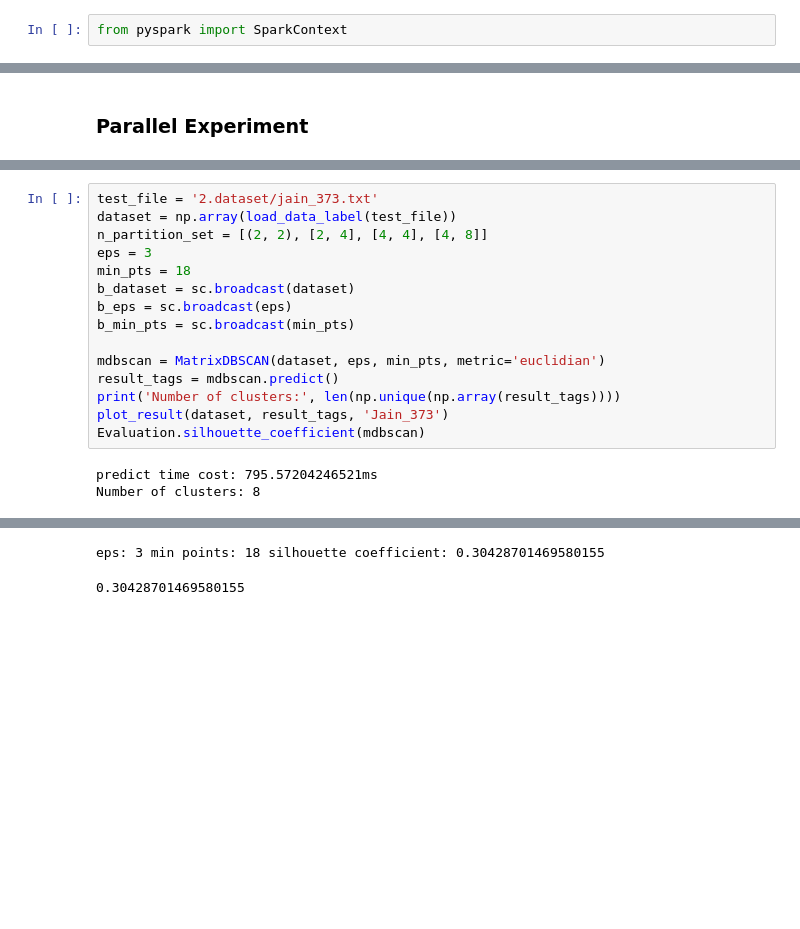
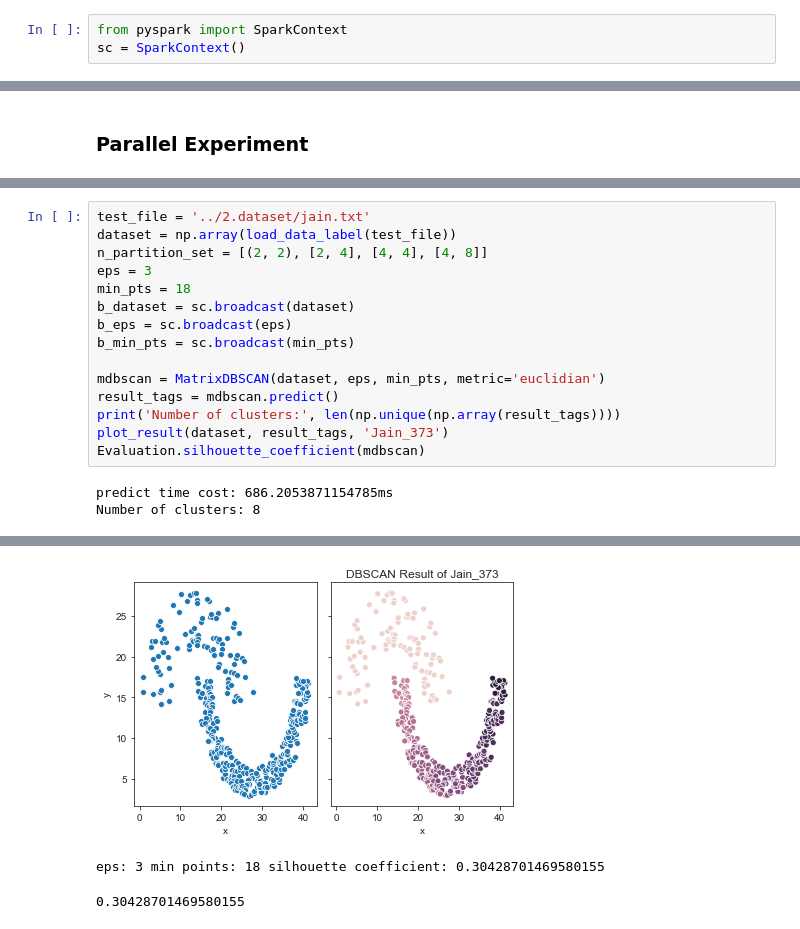
Before and after one commit to JianmingWANG1998/DBSCAN-based-on-Spark, a Jupyter notebook: 3.code/Parallel_COST_BASED_SPLIT_DBSCAN.ipynb, the cells around one changed output, grey strips where cells are left out. Cells and saved outputs as stored; diff of their text form; blank space fills up the shorter version.

```diff
--- a/3.code/Parallel_COST_BASED_SPLIT_DBSCAN.ipynb
+++ b/3.code/Parallel_COST_BASED_SPLIT_DBSCAN.ipynb
@@ -256,6 +256,7 @@ class MatrixDBSCAN(DBSCAN):
 ## Parallel Implementation
 # %%
 from pyspark import SparkContext
+sc = SparkContext()
 # %% [markdown]
 ### General DBSCAN
 # %%
@@ -552,5 +564,5 @@ parallel_dbscan time cost: 210.32238006591797ms
 # %%
-test_file = '2.dataset/jain_373.txt'
+test_file = '../2.dataset/jain.txt'
 dataset = np.array(load_data_label(test_file))
 n_partition_set = [(2, 2), [2, 4], [4, 4], [4, 8]]
 eps = 3
@@ -565,5 +577,5 @@ print('Number of clusters:', len(np.unique(np.array(result_tags))))
 plot_result(dataset, result_tags, 'Jain_373')
 Evaluation.silhouette_coefficient(mdbscan)
 # %% [output]
-predict time cost: 795.57204246521ms
+predict time cost: 686.2053871154785ms
 Number of clusters: 8
@@ -572,2 +582,3 @@ Number of clusters: 8
+[figure, added]
 eps: 3 min points: 18 silhouette coefficient: 0.30428701469580155
 0.30428701469580155
```
Also changed, not shown: parts of 3 cells of this notebook, 4 other files.
